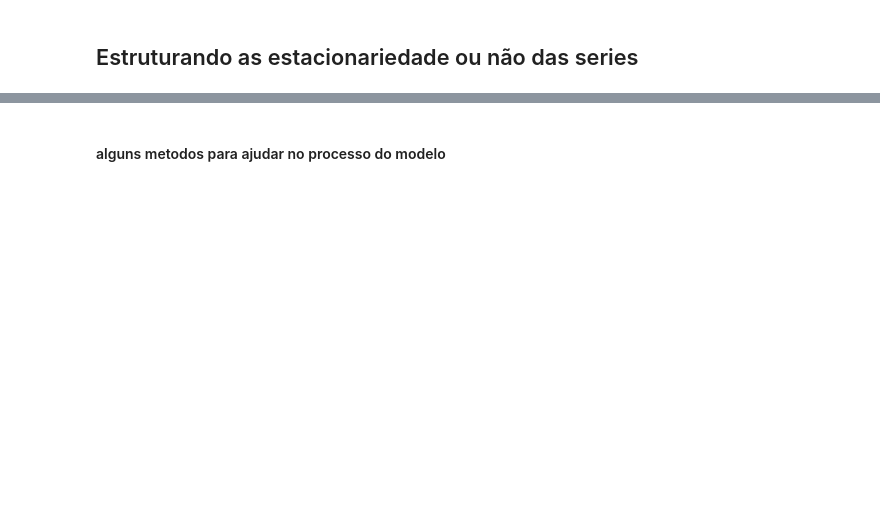
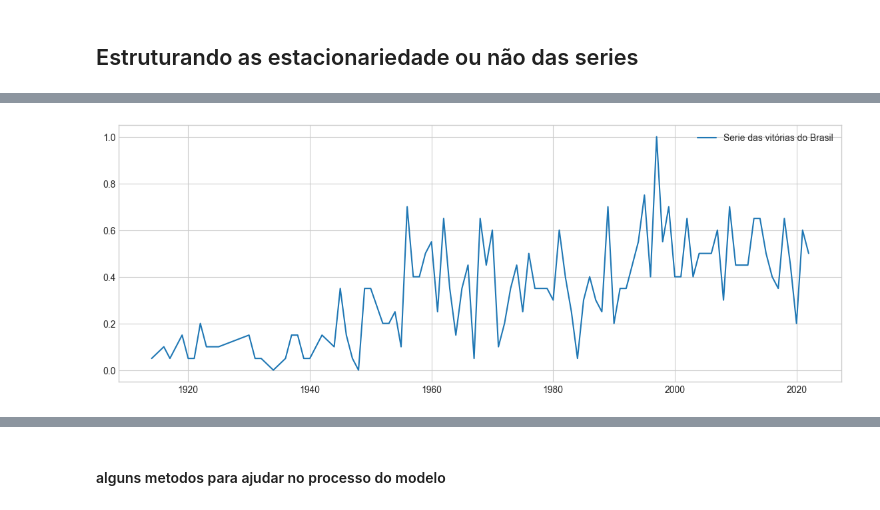
Before and after one commit to Gueguelas/series-temporais, a Jupyter notebook: notebook.ipynb, the cells around one changed output, grey strips where cells are left out. Cells and saved outputs as stored; diff of their text form; code cells hidden in the pictures; blank space fills up the shorter version.

```diff
--- a/notebook.ipynb
+++ b/notebook.ipynb
@@ -177,0 +275,3 @@ Freq: MS, Name: price, Length: 150, dtype: float64
+# %%
+df_brazil = df_brazil[['Date', 'Result']]
+df_brazil
@@ -177,0 +294,3 @@ Freq: MS, Name: price, Length: 150, dtype: float64
+# %%
+df_brazil['Date'] = pd.to_datetime(df_brazil['Date'], format='%d %b %Y')
+df_brazil
@@ -177,0 +311,10 @@ Freq: MS, Name: price, Length: 150, dtype: float64
+# %%
+# 2. Criar coluna numérica (W = 1, L = 0)
+df_brazil['win'] = (df_brazil['Result'] == 'W').astype(int)
+
+# 3. Extrair o ano
+df_brazil['year'] = df_brazil['Date'].dt.year
+
+# 4. Agrupar e somar
+serie_brazil = df_brazil.groupby('year')['win'].sum()
+serie_brazil
@@ -196,2 +367,9 @@ plt.show()
+# %%
+fig, ax = plt.subplots()
+ax.plot(serie_brazil, label='Serie das vitórias do Brasil')
+ax.legend()
+plt.show()
+# %% [output]
+[figure, added]
 # %% [markdown]
 
```
Also changed, not shown: parts of 57 cells of this notebook.
